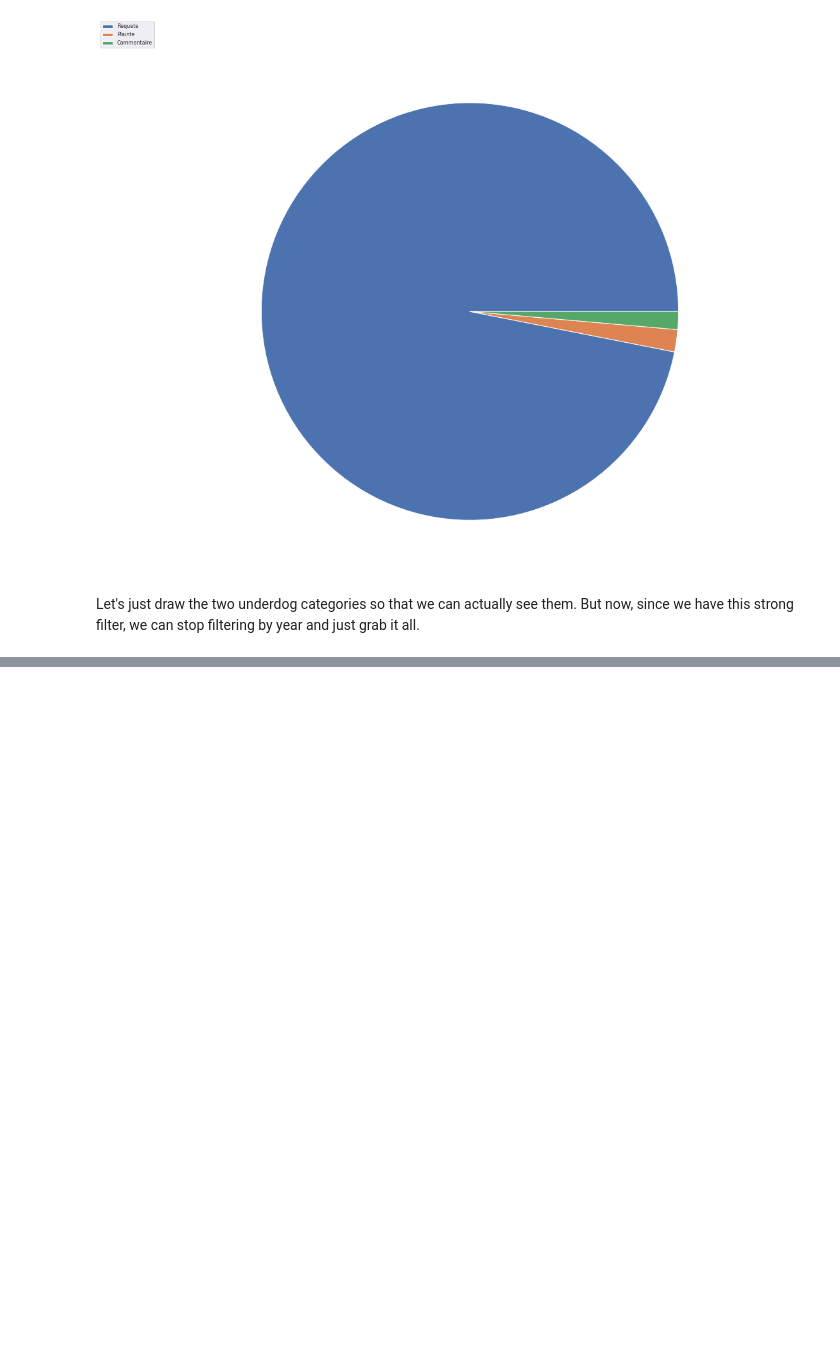
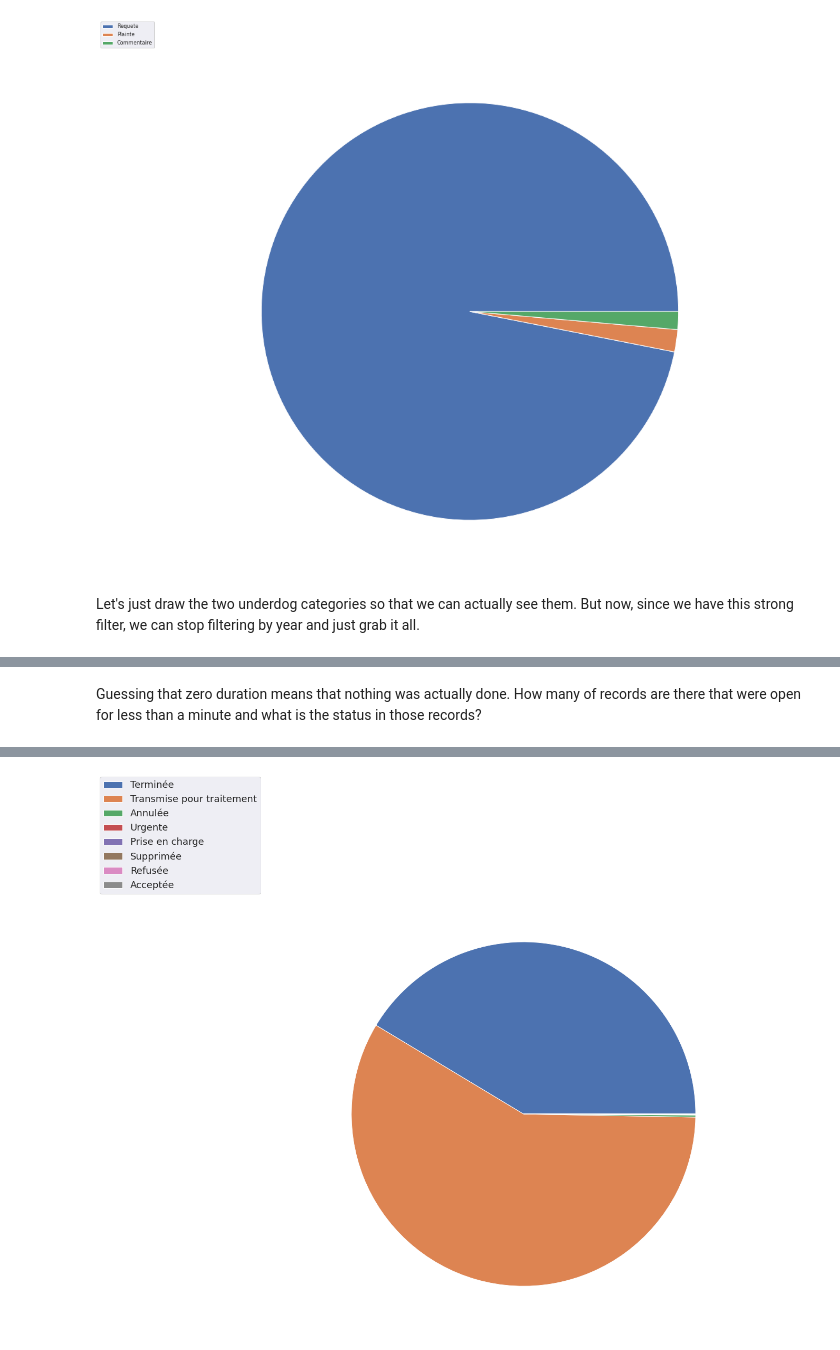
Before and after one commit to satuelisa/Requetes311, a Jupyter notebook: Statistics.ipynb, the cells around one changed output, grey strips where cells are left out. Cells and saved outputs as stored; diff of their text form; code cells hidden in the pictures; blank space fills up the shorter version.

```diff
--- a/Statistics.ipynb
+++ b/Statistics.ipynb
@@ -337,0 +379,6 @@ When the histogram is just one fat bar, it is because there is only one value in
+# %%
+data.start =  pd.to_datetime(data['DDS_DATE_CREATION'], infer_datetime_format = True)
+data.finish =  pd.to_datetime(data['DATE_DERNIER_STATUT'], infer_datetime_format = True)
+data['duration'] = finish - start
+status = data.loc[data.DERNIER_STATUT.notnull()] # just the ones that have a final state
+print(status.duration.describe())
@@ -337,0 +395,15 @@ When the histogram is just one fat bar, it is because there is only one value in
+# %% [markdown]
+Guessing that zero duration means that nothing was actually done. How many of records are there that were open for less than a minute and what is the status in those records?
+# %%
+from datetime import timedelta
+quick = status.loc[ status.duration < timedelta(minutes = 1) ]
+print(quick.shape)
+c = Counter(quick['DERNIER_STATUT'])
+plt.rcParams['figure.figsize'] = [ 20, 15 ] # bigger plots
+font = { 'size'   : 20 } # bigger font
+plt.rc('font', **font)
+patches, texts = plt.pie(c.values())
+plt.legend(patches, c.keys(), loc = 'lower right',
+           bbox_to_anchor = (-0.1, 1.), fontsize = 18)
+print(quick.duration.describe())
+# %% [output]
@@ -337,0 +420 @@ When the histogram is just one fat bar, it is because there is only one value in
+[figure, added]
```
Also changed, not shown: parts of 35 cells of this notebook, 1 other file.
